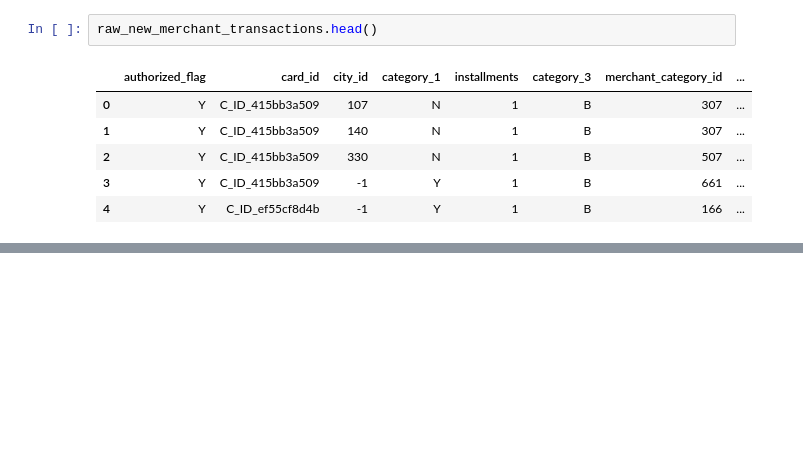
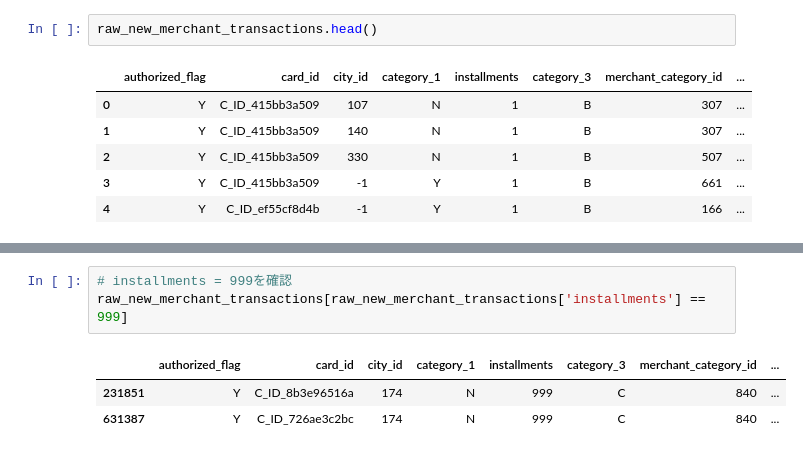
Before and after one commit to hojokenta/kaggle-elo, a Jupyter notebook: work/Data confirmation.ipynb, the cells around one changed output, grey strips where cells are left out. Drawn from its saved outputs; the diff is of its cells as text; blank space fills up the shorter version.

```diff
--- a/work/Data confirmation.ipynb
+++ b/work/Data confirmation.ipynb
@@ -59,0 +178,7 @@ raw_new_merchant_transactions.head()
+# %%
+# installments = 999を確認
+raw_new_merchant_transactions[raw_new_merchant_transactions['installments'] == 999]
+# %% [output]
+|  | authorized_flag | card_id | city_id | category_1 | installments | category_3 | merchant_category_id | ... |
+| 231851 | Y | C_ID_8b3e96516a | 174 | N | 999 | C | 840 | ... |
+| 631387 | Y | C_ID_726ae3c2bc | 174 | N | 999 | C | 840 | ... |
```
Also changed, not shown: parts of 26 cells of this notebook.
